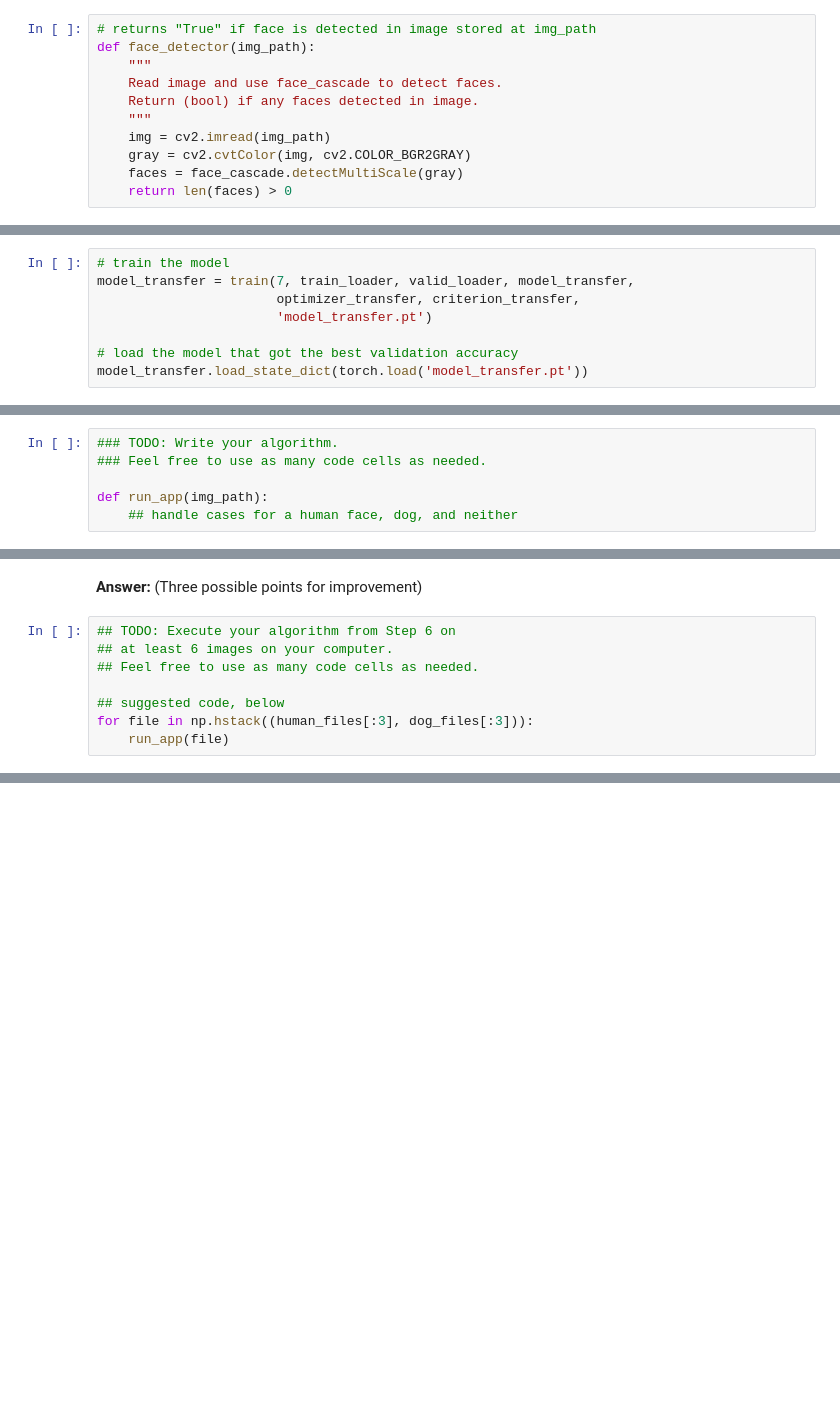
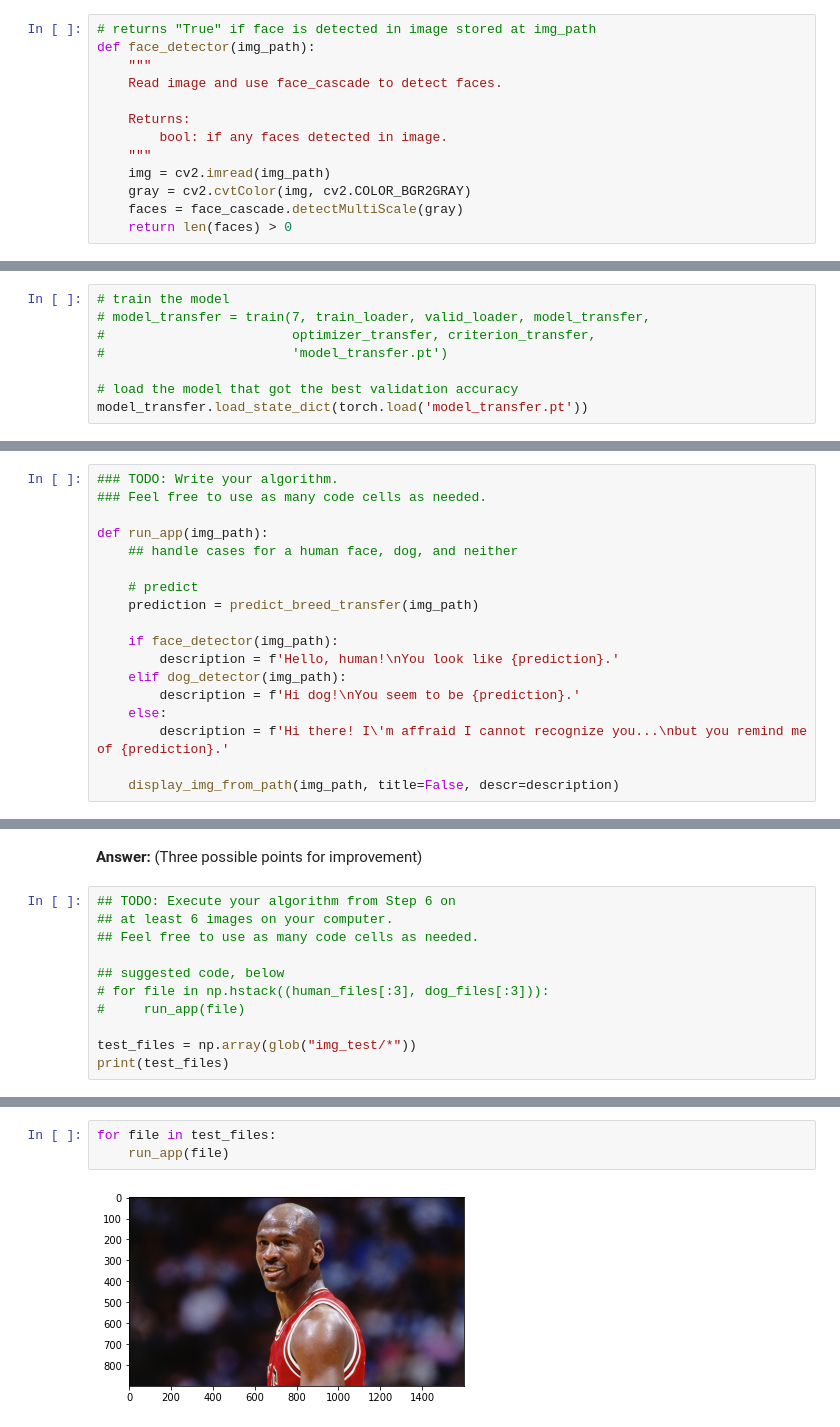
Before and after one commit to albert-kuc/Dog-Breed-Classifier, a Jupyter notebook: dog_app.ipynb, the cells around one changed output, grey strips where cells are left out. Saved outputs shown, nothing was run; the diff lists cells and outputs as text; blank space fills up the shorter version.

Commit message:
feat: Defined run_app() in dog_app.ipynb
Defined run_app() in Step 5.
Added new images for final test is Step 6.

```diff
--- a/dog_app.ipynb
+++ b/dog_app.ipynb
@@ -275,7 +289,9 @@ We can use this procedure to write a function that returns `True` if a human fac
 def face_detector(img_path):
     """
     Read image and use face_cascade to detect faces.
-    Return (bool) if any faces detected in image.
+
+    Returns:
+        bool: if any faces detected in image.
     """
     img = cv2.imread(img_path)
     gray = cv2.cvtColor(img, cv2.COLOR_BGR2GRAY)
@@ -849,9 +868,9 @@ optimizer_transfer = torch.optim.Adam(model_transfer.parameters())
 Train and validate your model in the code cell below.  [Save the final model parameters](http://pytorch.org/docs/master/notes/serialization.html) at filepath `'model_transfer.pt'`.
 # %%
 # train the model
-model_transfer = train(7, train_loader, valid_loader, model_transfer,
-                       optimizer_transfer, criterion_transfer,
-                       'model_transfer.pt')
+# model_transfer = train(7, train_loader, valid_loader, model_transfer,
+#                        optimizer_transfer, criterion_transfer,
+#                        'model_transfer.pt')
 
 # load the model that got the best validation accuracy
 model_transfer.load_state_dict(torch.load('model_transfer.pt'))
@@ -998,6 +984,18 @@ Some sample output for our algorithm is provided below, but feel free to design
 
 def run_app(img_path):
     ## handle cases for a human face, dog, and neither
+
+    # predict
+    prediction = predict_breed_transfer(img_path)
+
+    if face_detector(img_path):
+        description = f'Hello, human!\nYou look like {prediction}.'
+    elif dog_detector(img_path):
+        description = f'Hi dog!\nYou seem to be {prediction}.'
+    else:
+        description = f'Hi there! I\'m affraid I cannot recognize you...\nbut you remind me of {prediction}.'
+
+    display_img_from_path(img_path, title=False, descr=description)
 # %% [markdown]
 ---
 <a id='step6'></a>
@@ -1018,5 +1016,8 @@ __Answer:__ (Three possible points for improvement)
 ## Feel free to use as many code cells as needed.
 
 ## suggested code, below
-for file in np.hstack((human_files[:3], dog_files[:3])):
-    run_app(file)
+# for file in np.hstack((human_files[:3], dog_files[:3])):
+#     run_app(file)
+
+test_files = np.array(glob("img_test/*"))
+print(test_files)
@@ -1022,0 +1029,5 @@ for file in np.hstack((human_files[:3], dog_files[:3])):
+# %%
+for file in test_files:
+    run_app(file)
+# %% [output]
+[figure, added]
```
Also changed, not shown: parts of 21 cells of this notebook, 11 other files.
